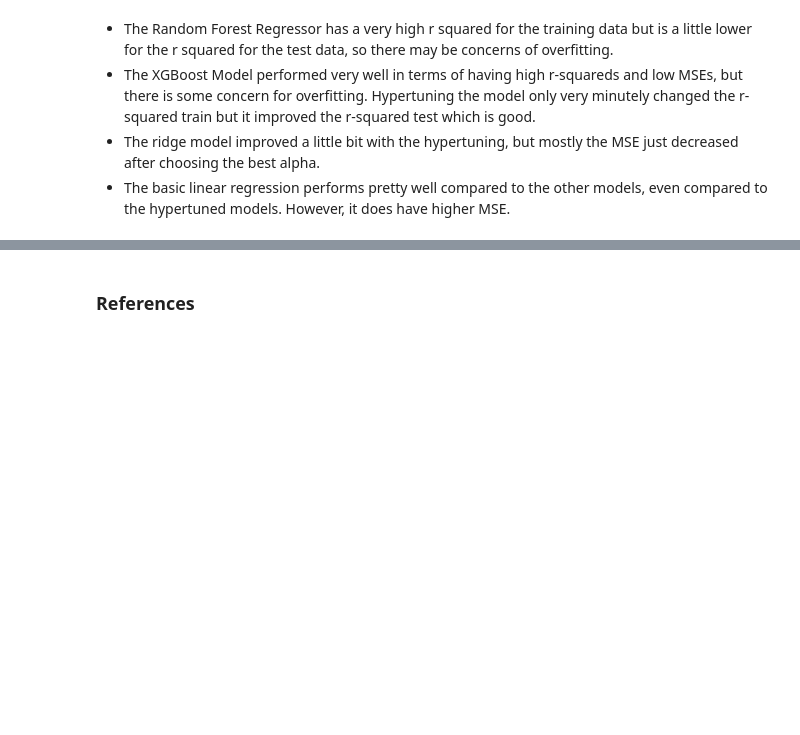
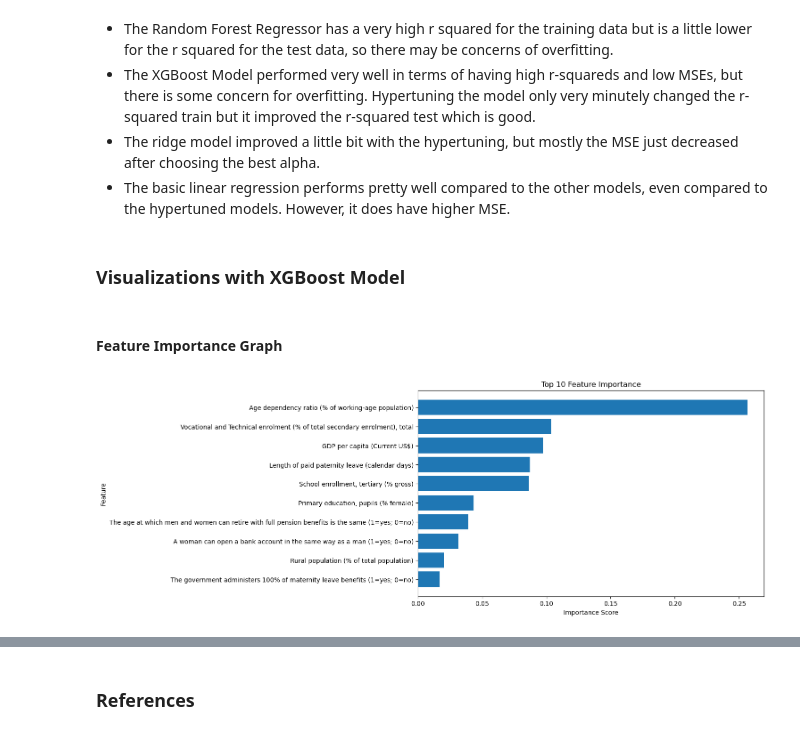
Before and after one commit to MLFP-90803-SP24-FinalProjects/Team13-ML-finalProject-Unveiling-the-Future-of-Women-in-STEM, a Jupyter notebook: Question2Gracie.ipynb, the cells around one changed output, grey strips where cells are left out. Cells and saved outputs as stored; diff of their text form; code cells hidden in the pictures; blank space fills up the shorter version.

Commit message:
changing the indices

```diff
--- a/Question2Gracie.ipynb
+++ b/Question2Gracie.ipynb
@@ -497,3 +486,25 @@ finetuned_results_df
 - The XGBoost Model performed very well in terms of having high r-squareds and low MSEs, but there is some concern for overfitting. Hypertuning the model only very minutely changed the r-squared train but it  improved the r-squared test which is good.
 - The ridge model improved a little bit with the hypertuning, but mostly the MSE just decreased after choosing the best alpha.
 - The basic linear regression performs pretty well compared to the other models, even compared to the hypertuned models. However, it does have higher MSE.
+# %% [markdown]
+### Visualizations with XGBoost Model
+# %% [markdown]
+#### Feature Importance Graph
+# %%
+# obtain the feature importance
+feature_importance = xgboost_finetuned.feature_importances_
+
+# sort feature importance in descending order and pick the top 10
+sorted_indices = feature_importance.argsort()[::-1]
+top_10_indices = sorted_indices[:10]
+
+#plot the top 10 importances
+plt.figure(figsize=(10, 6))
+plt.barh(range(10, 0, -1), feature_importance[top_10_indices[::-1]], tick_label=X_train.columns[top_10_indices[::-1]])
+plt.xlabel('Importance Score')
+plt.ylabel('Feature')
+plt.title('Top 10 Feature Importance')
+plt.gca().invert_yaxis()
+plt.show()
+# %% [output]
+[figure, added]
```
Also changed, not shown: parts of 16 cells of this notebook.
